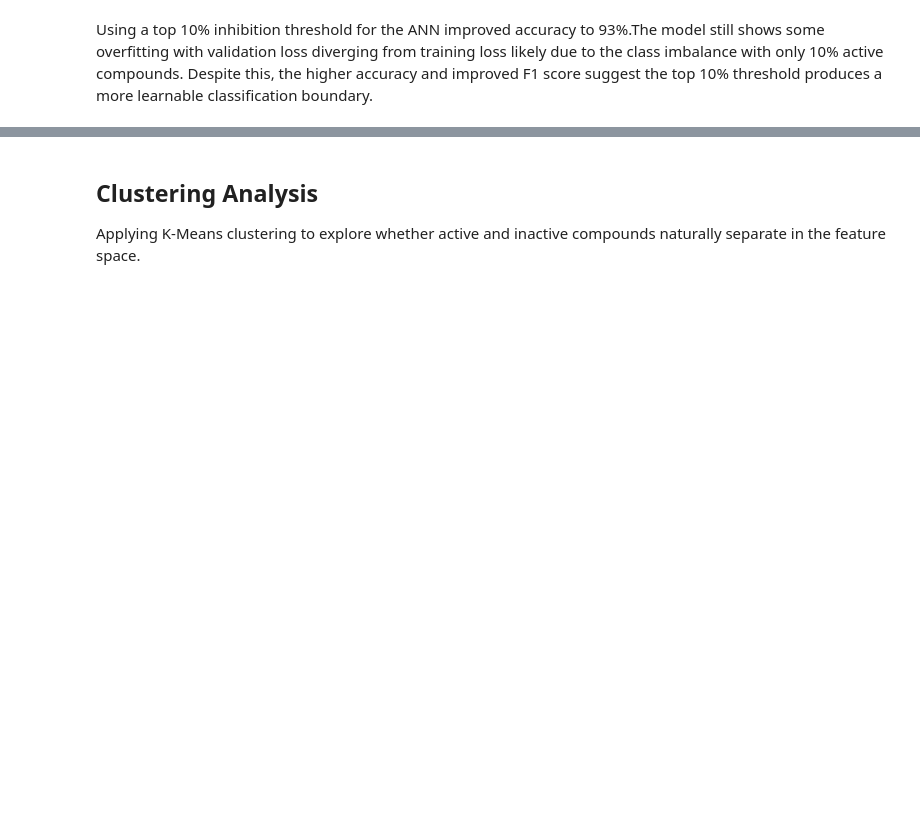
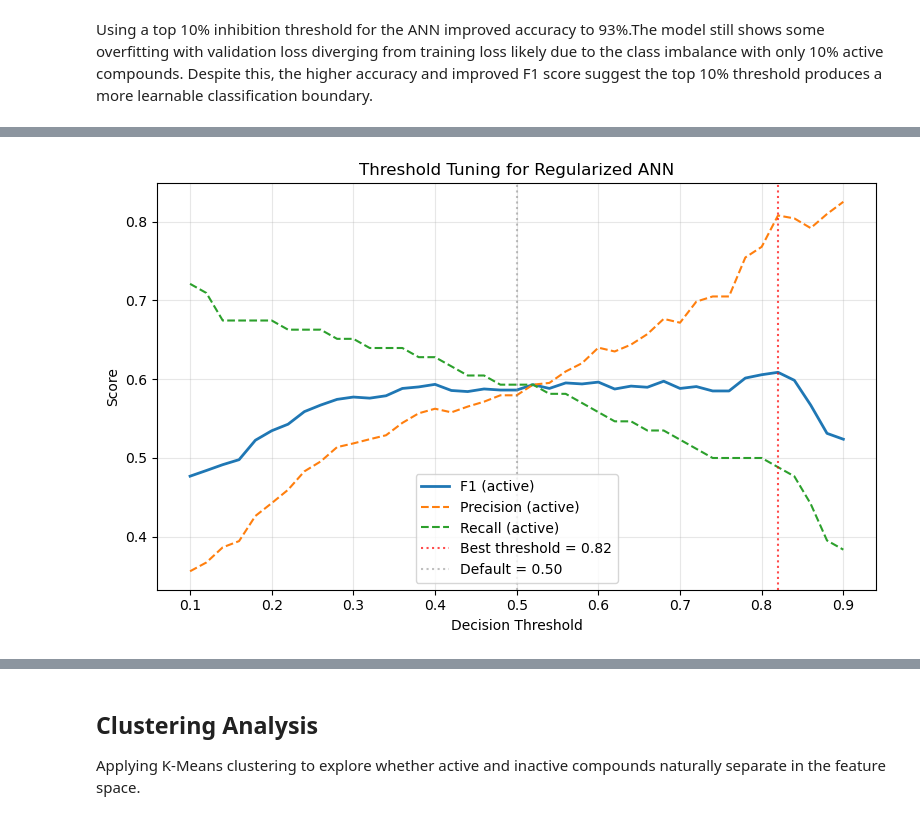
Before and after one commit to dw1229/chem277a-final-ecoli-inhibition-ml, a Jupyter notebook: ecoli_inhibition_ml.ipynb, the cells around one changed output, grey strips where cells are left out. Drawn from its saved outputs; the diff is of its cells as text; code cells hidden in the pictures; blank space fills up the shorter version.

```diff
--- a/ecoli_inhibition_ml.ipynb
+++ b/ecoli_inhibition_ml.ipynb
@@ -976,0 +1107,89 @@ Using a top 10% inhibition threshold for the ANN improved accuracy to 93%.The mo
+# %%
+# Decision threshold tuning for the regularized ANN
+# Argmax (default) uses 0.5 as the implicit threshold; in imbalanced classification,
+# tuning the threshold to maximize F1 on the minority class is a standard post-hoc step
+# Reference: Esposito et al. 2021, "GHOST: Adjusting the decision threshold to handle imbalanced data in machine learning"
+
+from sklearn.metrics import f1_score, precision_score, recall_score, roc_curve, auc
+
+# Get predicted probabilities of class 1 (active) from the regularized model
+P_combined_probs = P_combined[:, 1]
+
+# Sweep thresholds from 0.1 to 0.9 in steps of 0.02 for fine resolution
+thresholds = np.arange(0.10, 0.92, 0.02)
+
+f1_active = []
+precision_active = []
+recall_active = []
+
+for t in thresholds:
+    y_pred_t = (P_combined_probs > t).astype(int)
+    f1_active.append(f1_score(ydummy_test_ann, y_pred_t, zero_division=0))
+    precision_active.append(precision_score(ydummy_test_ann, y_pred_t, zero_division=0))
+    recall_active.append(recall_score(ydummy_test_ann, y_pred_t, zero_division=0))
+
+# Find threshold that maximizes F1
+best_idx = np.argmax(f1_active)
+best_threshold = thresholds[best_idx]
+best_f1 = f1_active[best_idx]
+best_precision = precision_active[best_idx]
+best_recall = recall_active[best_idx]
+
+print(f"Default threshold (0.5):")
+default_pred = (P_combined_probs > 0.5).astype(int)
+print(f"  F1 on actives: {f1_score(ydummy_test_ann, default_pred):.3f}")
+print(f"  Precision: {precision_score(ydummy_test_ann, default_pred):.3f}")
+print(f"  Recall: {recall_score(ydummy_test_ann, default_pred):.3f}")
+
+print(f"\nOptimal threshold ({best_threshold:.2f}):")
+print(f"  F1 on actives: {best_f1:.3f}")
+print(f"  Precision: {best_precision:.3f}")
+print(f"  Recall: {best_recall:.3f}")
+
+# Plot threshold sweep
+fig, ax = plt.subplots(figsize=(8, 5))
+ax.plot(thresholds, f1_active, label='F1 (active)', linewidth=2)
+ax.plot(thresholds, precision_active, label='Precision (active)', linestyle='--')
+ax.plot(thresholds, recall_active, label='Recall (active)', linestyle='--')
+ax.axvline(x=best_threshold, color='red', linestyle=':', alpha=0.7,
+           label=f'Best threshold = {best_threshold:.2f}')
+ax.axvline(x=0.5, color='gray', linestyle=':', alpha=0.5, label='Default = 0.50')
+ax.set_xlabel('Decision Threshold')
+ax.set_ylabel('Score')
+ax.set_title('Threshold Tuning for Regularized ANN')
+ax.legend(loc='best')
+ax.grid(alpha=0.3)
+plt.tight_layout()
+plt.show()
+
+# Final classification report and confusion matrix at optimal threshold
+y_pred_tuned = (P_combined_probs > best_threshold).astype(int)
+
+print(f"\nClassification report at threshold = {best_threshold:.2f}:")
+print(classification_report(ydummy_test_ann, y_pred_tuned))
+
+fig, ax = plt.subplots(figsize=(5, 4))
+cm_tuned = confusion_matrix(ydummy_test_ann, y_pred_tuned)
+disp = ConfusionMatrixDisplay(confusion_matrix=cm_tuned)
+disp.plot(ax=ax, colorbar=False)
+ax.set_title(f'Confusion Matrix - ANN at Tuned Threshold ({best_threshold:.2f})')
+plt.tight_layout()
+plt.show()
+
+# ROC curve for additional context (uses all thresholds, not just our sweep)
+fpr, tpr, roc_thresholds = roc_curve(ydummy_test_ann, P_combined_probs)
+roc_auc = auc(fpr, tpr)
+
+fig, ax = plt.subplots(figsize=(6, 5))
+ax.plot(fpr, tpr, linewidth=2, label=f'ROC curve (AUC = {roc_auc:.3f})')
+ax.plot([0, 1], [0, 1], color='gray', linestyle='--', alpha=0.5, label='Random classifier')
+ax.set_xlabel('False Positive Rate')
+ax.set_ylabel('True Positive Rate')
+ax.set_title('ROC Curve - Regularized ANN')
+ax.legend(loc='lower right')
+ax.grid(alpha=0.3)
+plt.tight_layout()
+plt.show()
+
+print(f"\nROC AUC: {roc_auc:.3f}")
+# %% [output]
@@ -976,0 +1205 @@ Using a top 10% inhibition threshold for the ANN improved accuracy to 93%.The mo
+[figure, added]
```
Also changed, not shown: parts of 19 cells of this notebook, 1 other file.
